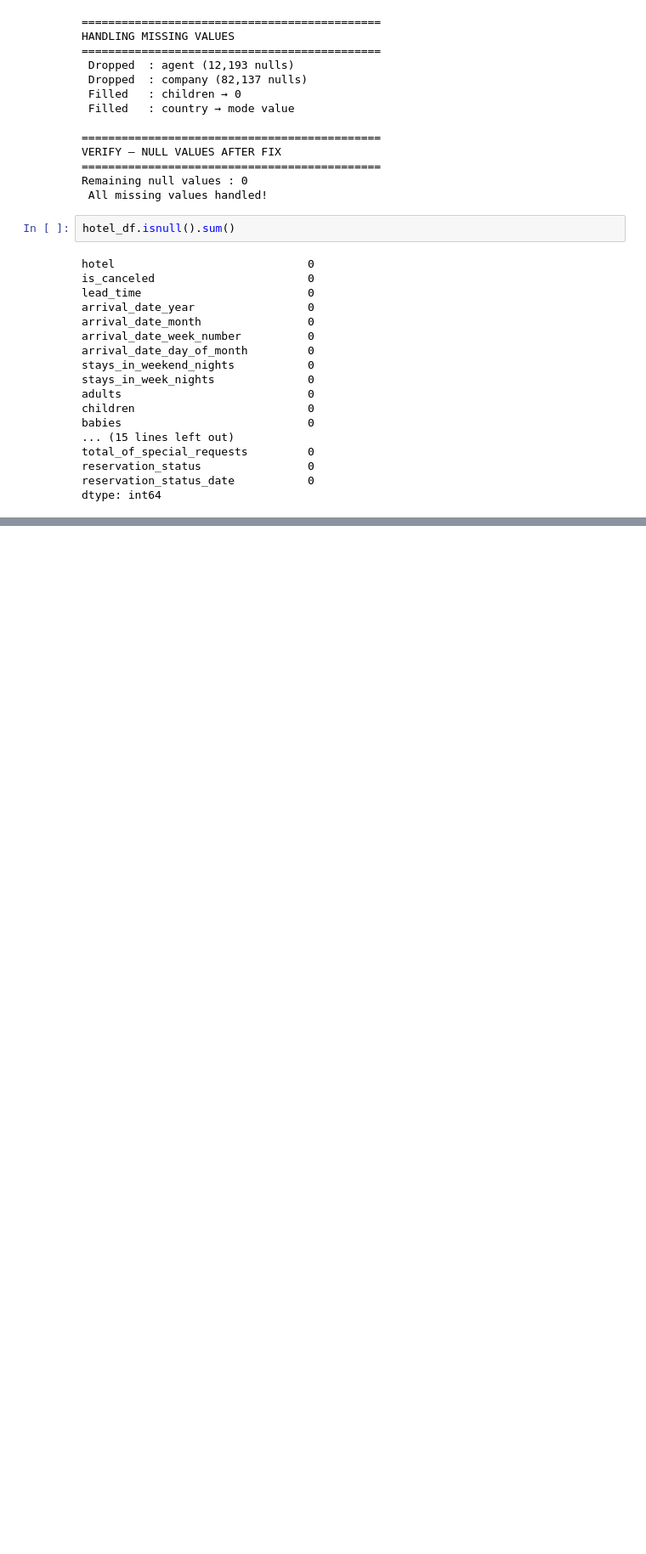
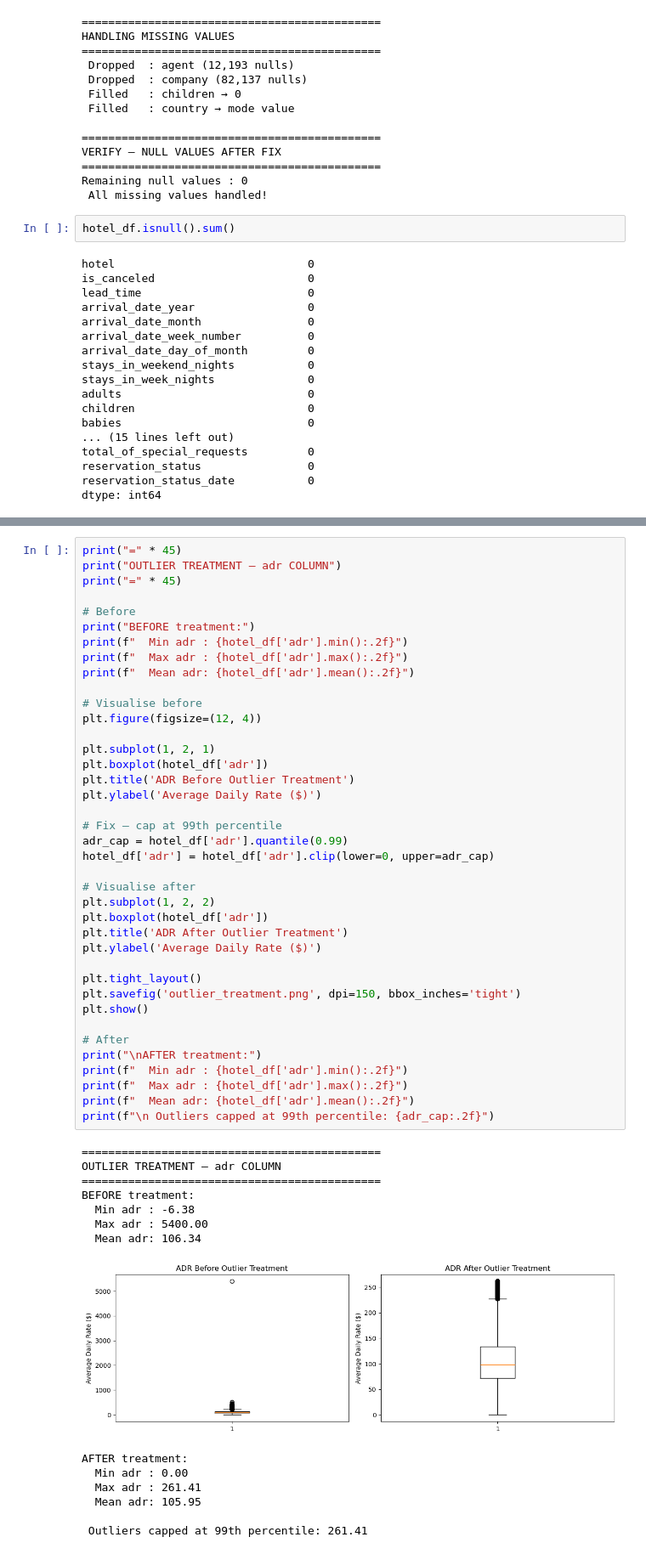
Before and after one commit to KaveeshaHeshan/hotel-booking-cancellation-prediction, a Jupyter notebook: Untitled1.ipynb, the cells around one changed output, grey strips where cells are left out. Shown at 85% size. Saved outputs shown, nothing was run; the diff lists cells and outputs as text; blank space fills up the shorter version.

```diff
--- a/Untitled1.ipynb
+++ b/Untitled1.ipynb
@@ -203,0 +234,54 @@ dtype: int64
+# %%
+print("=" * 45)
+print("OUTLIER TREATMENT — adr COLUMN")
+print("=" * 45)
+
+# Before
+print("BEFORE treatment:")
+print(f"  Min adr : {hotel_df['adr'].min():.2f}")
+print(f"  Max adr : {hotel_df['adr'].max():.2f}")
+print(f"  Mean adr: {hotel_df['adr'].mean():.2f}")
+
+# Visualise before
+plt.figure(figsize=(12, 4))
+
+plt.subplot(1, 2, 1)
+plt.boxplot(hotel_df['adr'])
+plt.title('ADR Before Outlier Treatment')
+plt.ylabel('Average Daily Rate ($)')
+
+# Fix — cap at 99th percentile
+adr_cap = hotel_df['adr'].quantile(0.99)
+hotel_df['adr'] = hotel_df['adr'].clip(lower=0, upper=adr_cap)
+
+# Visualise after
+plt.subplot(1, 2, 2)
+plt.boxplot(hotel_df['adr'])
+plt.title('ADR After Outlier Treatment')
+plt.ylabel('Average Daily Rate ($)')
+
+plt.tight_layout()
+plt.savefig('outlier_treatment.png', dpi=150, bbox_inches='tight')
+plt.show()
+
+# After
+print("\nAFTER treatment:")
+print(f"  Min adr : {hotel_df['adr'].min():.2f}")
+print(f"  Max adr : {hotel_df['adr'].max():.2f}")
+print(f"  Mean adr: {hotel_df['adr'].mean():.2f}")
+print(f"\n Outliers capped at 99th percentile: {adr_cap:.2f}")
+# %% [output]
+=============================================
+OUTLIER TREATMENT — adr COLUMN
+=============================================
+BEFORE treatment:
+  Min adr : -6.38
+  Max adr : 5400.00
+  Mean adr: 106.34
+[figure, added]
+AFTER treatment:
+  Min adr : 0.00
+  Max adr : 261.41
+  Mean adr: 105.95
+
+ Outliers capped at 99th percentile: 261.41
```
Also changed, not shown: parts of 3 cells of this notebook, 1 other file.
